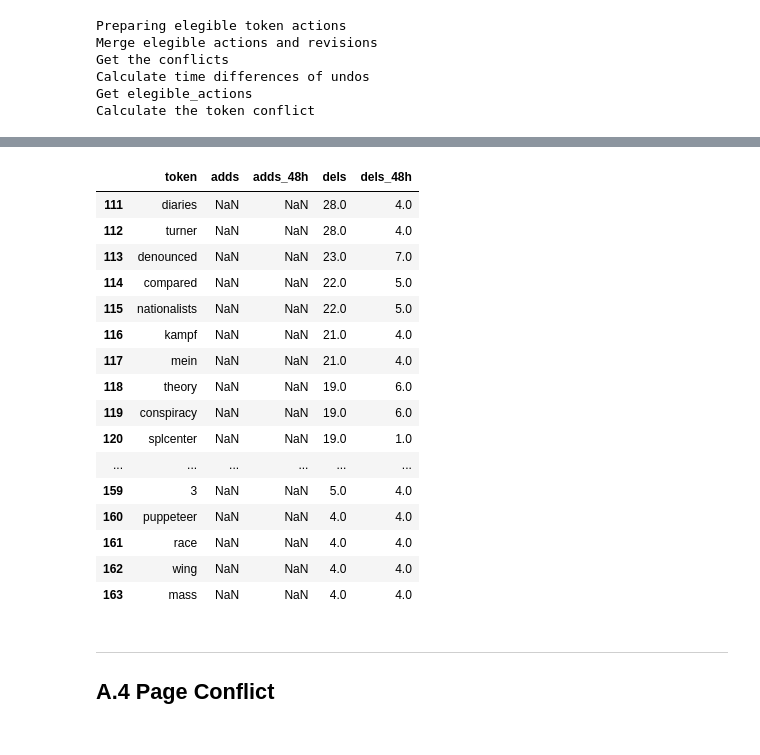
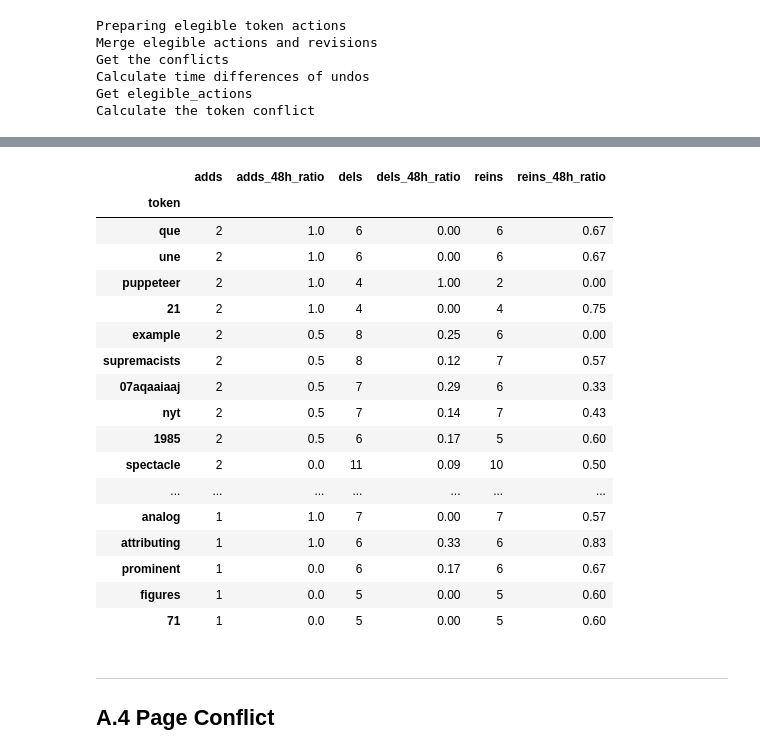
Before and after one commit to lzl257/gesis_wikiwho, a Jupyter notebook: 2. Using WikiWho to analyze a page.ipynb, the cells around one changed output, grey strips where cells are left out. Saved outputs shown, nothing was run; the diff lists cells and outputs as text; code cells hidden in the pictures.

Commit message:
DF merge done.

```diff
--- a/2. Using WikiWho to analyze a page.ipynb
+++ b/2. Using WikiWho to analyze a page.ipynb
@@ -637,14 +637,14 @@ def join_total_survival(total, survival, maxwords):
     # Fill NaN for adds_survival.
     sur_token_idx = merge_rough[merge_rough['survival'].isnull()].index
     survival_token = survival.set_index('token')
-    sur_values = survival_token.loc[sur_token_idx].values.reshape(-1,)
+    sur_values = survival_token.reindex(sur_token_idx).values.reshape(-1,)
 
     merge_rough['survival'].loc[merge_rough['survival'].isnull()] = sur_values
 
     # Fill NaN for adds_total.
     tot_token_idx = merge_rough[merge_rough['total'].isnull()].index
     tot_token = total.set_index('token')
-    tot_values = tot_token.loc[tot_token_idx].values.reshape(-1,)
+    tot_values = tot_token.reindex(tot_token_idx).values.reshape(-1,)
 
     merge_rough['total'].loc[merge_rough['total'].isnull()] = tot_values
 
@@ -666,4 +660,4 @@ dels_100.rename({'total': 'dels', 'survival': 'dels_48h'}, inplace=True, axis=1)
 reins_100.rename({'total': 'reins', 'survival': 'reins_48h'}, inplace=True, axis=1)
 # %%
 adds_dels_rough = adds_100.merge(dels_100, on=['token'], how='outer')
-adds_dels_rough
+merge_init = adds_dels_rough.merge(reins_100, on=['token'], how='outer').set_index('token')
@@ -684,21 +663,0 @@ adds_dels_rough
-# %%
-adds_null = adds_dels_rough[adds_dels_rough['adds'].isnull()]
-adds_null
-# %% [output]
-|  | token | adds | adds_48h | dels | dels_48h |
-| 111 | diaries | NaN | NaN | 28.0 | 4.0 |
-| 112 | turner | NaN | NaN | 28.0 | 4.0 |
-| 113 | denounced | NaN | NaN | 23.0 | 7.0 |
-| 114 | compared | NaN | NaN | 22.0 | 5.0 |
-| 115 | nationalists | NaN | NaN | 22.0 | 5.0 |
-| 116 | kampf | NaN | NaN | 21.0 | 4.0 |
-| 117 | mein | NaN | NaN | 21.0 | 4.0 |
-| 118 | theory | NaN | NaN | 19.0 | 6.0 |
-| 119 | conspiracy | NaN | NaN | 19.0 | 6.0 |
-| 120 | splcenter | NaN | NaN | 19.0 | 1.0 |
-| ... | ... | ... | ... | ... | ... |
-| 159 | 3 | NaN | NaN | 5.0 | 4.0 |
-| 160 | puppeteer | NaN | NaN | 4.0 | 4.0 |
-| 161 | race | NaN | NaN | 4.0 | 4.0 |
-| 162 | wing | NaN | NaN | 4.0 | 4.0 |
-| 163 | mass | NaN | NaN | 4.0 | 4.0 |
@@ -716,3 +664,46 @@ adds_null
+# %%
+# Connect each column to data.
+column_names = list(merge_init.columns)
+datasets_list = [adds_total, adds_survival, dels_total, dels_survival, reins_total, reins_survival]
+actions_datasets = dict(zip(column_names, datasets_list))
+
+# Fill NaN of columns
+for col_name, data in actions_datasets.items():
+    null_idx = merge_init[merge_init[col_name].isnull()].index
+    null_values = data.set_index('token').reindex(null_idx).values.reshape(-1,)
+
+    merge_init[col_name].loc[merge_init[col_name].isnull()] = null_values
+
+merge_init = merge_init.sort_values(by=list(merge_init.columns), ascending=False).fillna(0)
+# %%
+# Survival ratio
+ratio_columns = ['adds_48h', 'dels_48h', 'reins_48h']
+for col in ratio_columns:
+    merge_init[col] = round(merge_init[col] / merge_init[col[:-4]], 2)
+    merge_init[col[:-4]] = merge_init[col[:-4]].astype(int)
+    merge_init.rename({col: col+'_ratio'}, axis=1, inplace=True)
+df_merge = merge_init.fillna(0)
+# %%
+df_merge
+# %% [output]
+|  | adds | adds_48h_ratio | dels | dels_48h_ratio | reins | reins_48h_ratio |
+| token |  |  |  |  |  |  |
+| que | 2 | 1.0 | 6 | 0.00 | 6 | 0.67 |
+| une | 2 | 1.0 | 6 | 0.00 | 6 | 0.67 |
+| puppeteer | 2 | 1.0 | 4 | 1.00 | 2 | 0.00 |
+| 21 | 2 | 1.0 | 4 | 0.00 | 4 | 0.75 |
+| example | 2 | 0.5 | 8 | 0.25 | 6 | 0.00 |
+| supremacists | 2 | 0.5 | 8 | 0.12 | 7 | 0.57 |
+| 07aqaaiaaj | 2 | 0.5 | 7 | 0.29 | 6 | 0.33 |
+| nyt | 2 | 0.5 | 7 | 0.14 | 7 | 0.43 |
+| 1985 | 2 | 0.5 | 6 | 0.17 | 5 | 0.60 |
+| spectacle | 2 | 0.0 | 11 | 0.09 | 10 | 0.50 |
+| ... | ... | ... | ... | ... | ... | ... |
+| analog | 1 | 1.0 | 7 | 0.00 | 7 | 0.57 |
+| attributing | 1 | 1.0 | 6 | 0.33 | 6 | 0.83 |
+| prominent | 1 | 0.0 | 6 | 0.17 | 6 | 0.67 |
+| figures | 1 | 0.0 | 5 | 0.00 | 5 | 0.60 |
+| 71 | 1 | 0.0 | 5 | 0.00 | 5 | 0.60 |
 # %% [markdown]
 ---
 
```
Also changed, not shown: parts of 5 cells of this notebook.
